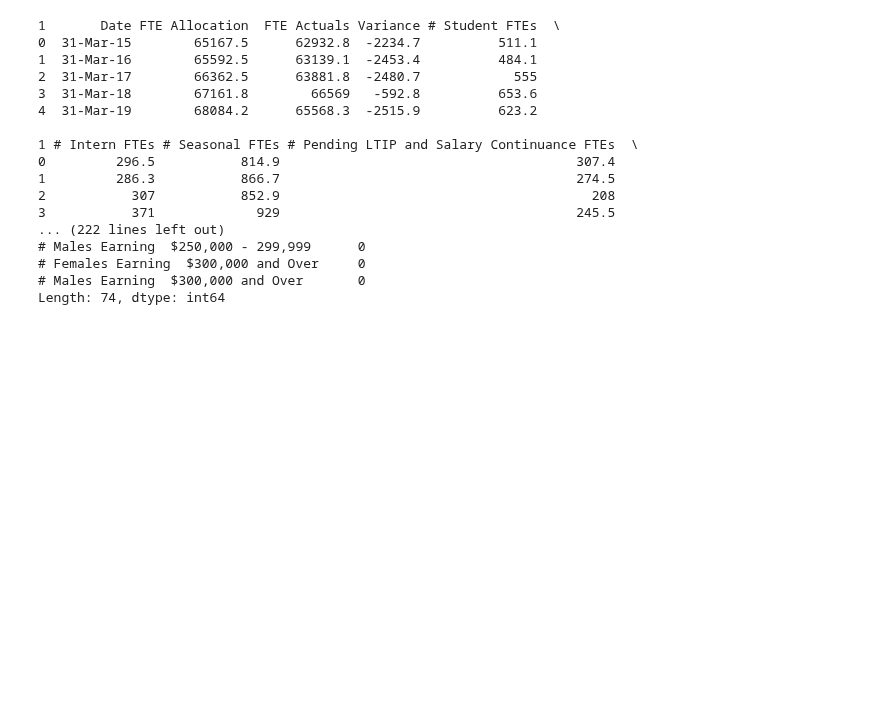
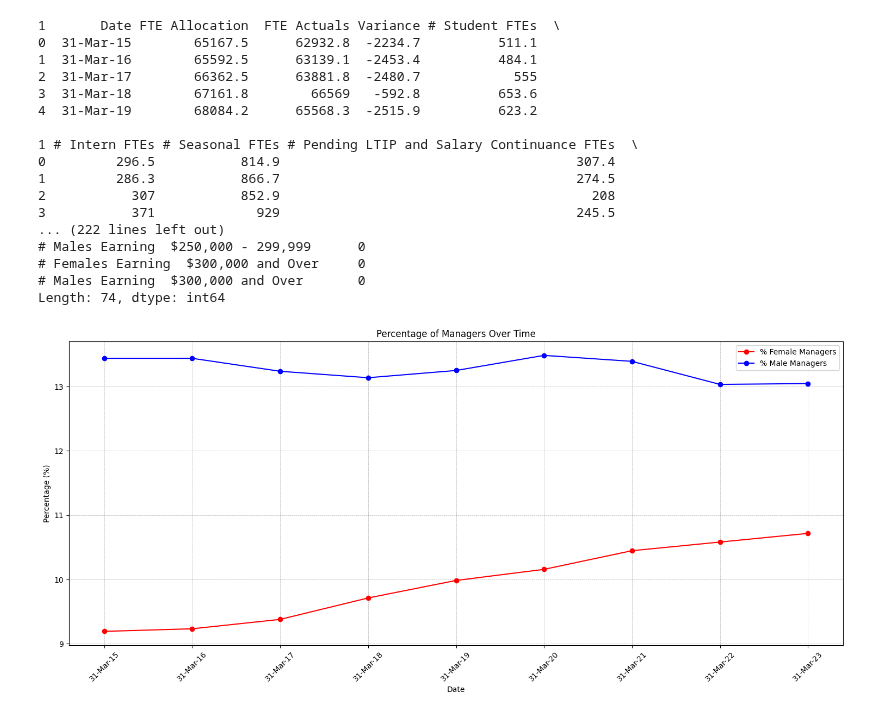
Before and after one commit to VladSaaS/peopleanlaytics, a Jupyter notebook: Ontario Public Service/OPS_worker_management_spread.ipynb, the cells around one changed output. Saved outputs shown, nothing was run; the diff lists cells and outputs as text; code cells hidden in the pictures; blank space fills up the shorter version.

Commit message:
Visualizing female and male managers as %

```diff
--- a/Ontario Public Service/OPS_worker_management_spread.ipynb
+++ b/Ontario Public Service/OPS_worker_management_spread.ipynb
@@ -44,3 +44,38 @@ print(df.isnull().sum())
 # Females Earning  $300,000 and Over     0
 # Males Earning  $300,000 and Over       0
 Length: 74, dtype: int64
+# %%
+# Visualizing the proportions of OPS female and male managers over time as a percentage of total female FTE employees and total male FTE employees
+
+# Convert necessary columns to float
+df['Total # Female FTEs'] = df['Total # Female FTEs'].astype(float)
+df['Total # Male FTEs'] = df['Total # Male FTEs'].astype(float)
+df['# Female Manager FTEs'] = df['# Female Manager FTEs'].astype(float)
+df['# Male Manager FTEs'] = df['# Male Manager FTEs'].astype(float)
+
+# Calculate the percentage of female and male managers for each row
+df['% Female Managers'] = (df['# Female Manager FTEs'] / df['Total # Female FTEs']) * 100
+df['% Male Managers'] = (df['# Male Manager FTEs'] / df['Total # Male FTEs']) * 100
+
+# Plotting
+fig, ax = plt.subplots(figsize=(15, 7))
+
+# Plotting the percentages for female and male managers over time
+ax.plot(df['Date'], df['% Female Managers'], color='red', marker='o', label='% Female Managers')
+ax.plot(df['Date'], df['% Male Managers'], color='blue', marker='o', label='% Male Managers')
+
+# Setting labels and title
+ax.set_title('Percentage of Managers Over Time')
+ax.set_xlabel('Date')
+ax.set_ylabel('Percentage (%)')
+ax.set_xticks(df['Date'])
+ax.set_xticklabels(df['Date'], rotation=45)
+ax.grid(True, which='both', linestyle='--', linewidth=0.5)
+
+# Add a legend
+ax.legend()
+
+plt.tight_layout()
+plt.show()
+# %% [output]
+[figure, added]
```
Also changed, not shown: 1 other file.
